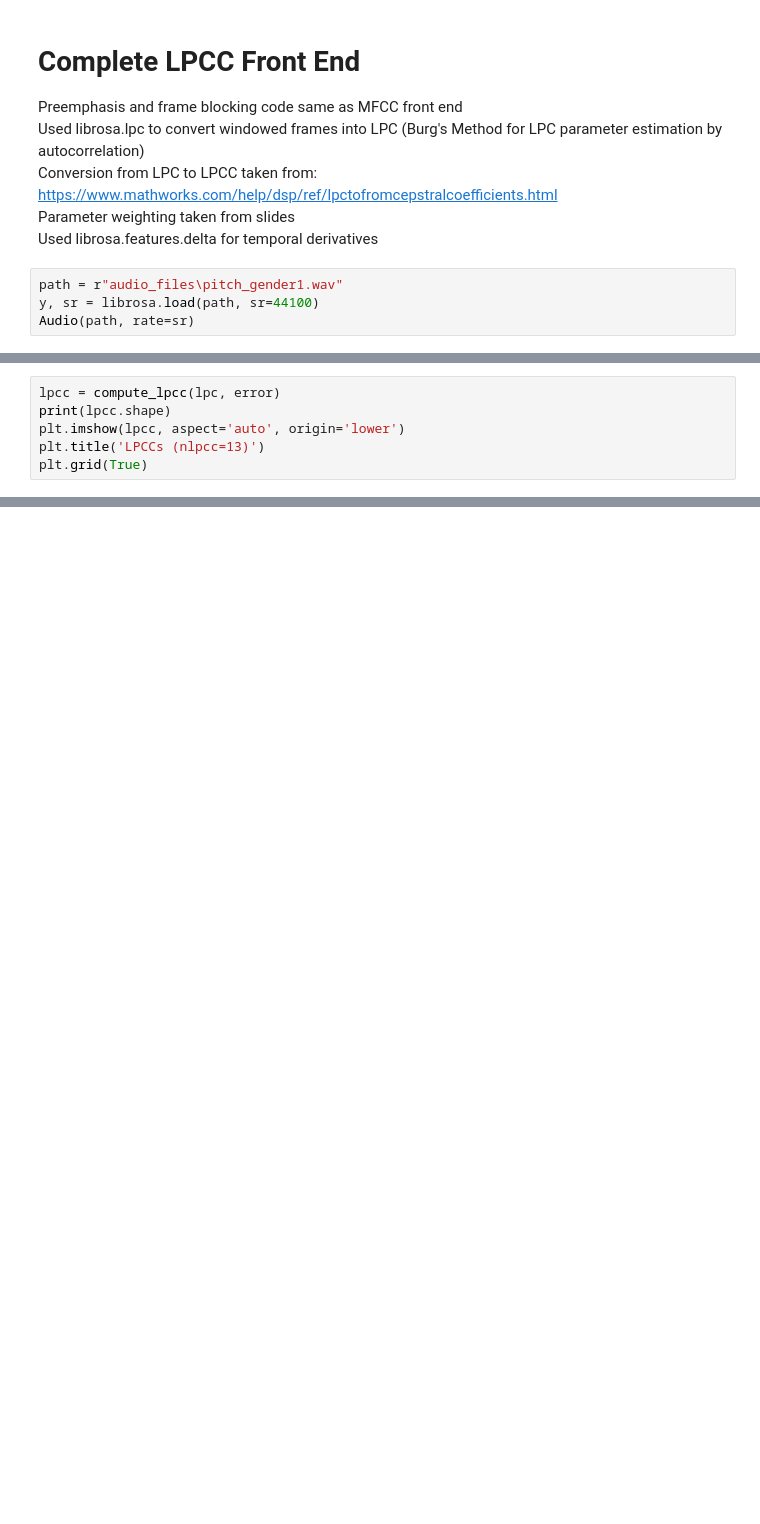
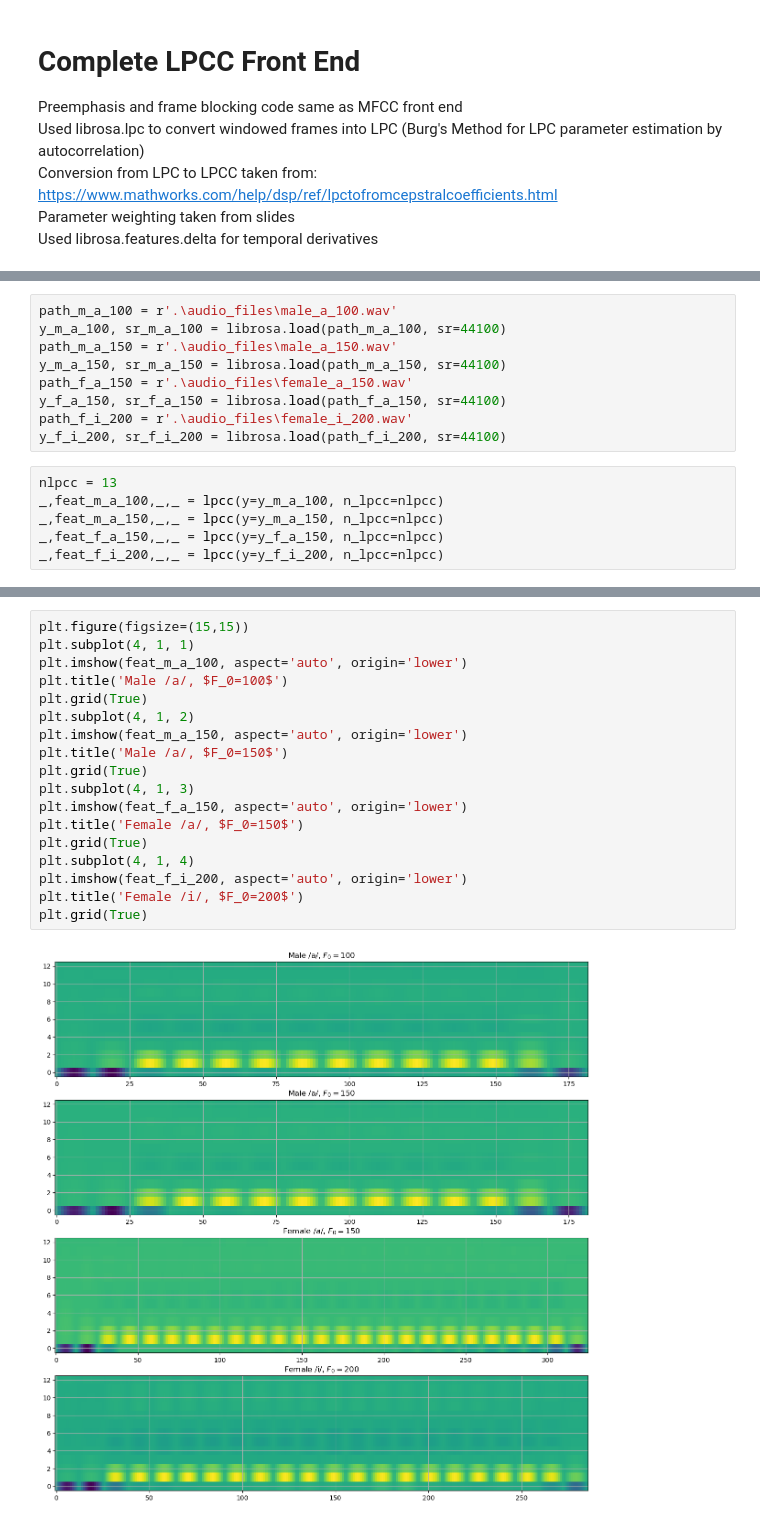
Before and after one commit to awong0811/ECE214B, a Jupyter notebook: HW2/HW2.ipynb, the cells around one changed output, grey strips where cells are left out. Drawn from its saved outputs; the diff is of its cells as text; blank space fills up the shorter version.

```diff
--- a/HW2/HW2.ipynb
+++ b/HW2/HW2.ipynb
@@ -251,7 +344,3 @@ Used librosa.lpc to convert windowed frames into LPC  (Burg's Method for LPC par
 Conversion from LPC to LPCC taken from: https://www.mathworks.com/help/dsp/ref/lpctofromcepstralcoefficients.html
 Parameter weighting taken from slides
 Used librosa.features.delta for temporal derivatives
-# %%
-path = r"audio_files\pitch_gender1.wav"
-y, sr = librosa.load(path, sr=44100)
-Audio(path, rate=sr)
@@ -278,6 +346,0 @@ print(error)
-# %%
-lpcc = compute_lpcc(lpc, error)
-print(lpcc.shape)
-plt.imshow(lpcc, aspect='auto', origin='lower')
-plt.title('LPCCs (nlpcc=13)')
-plt.grid(True)
@@ -298,0 +351,15 @@ plt.grid(True)
+# %%
+path_m_a_100 = r'.\audio_files\male_a_100.wav'
+y_m_a_100, sr_m_a_100 = librosa.load(path_m_a_100, sr=44100)
+path_m_a_150 = r'.\audio_files\male_a_150.wav'
+y_m_a_150, sr_m_a_150 = librosa.load(path_m_a_150, sr=44100)
+path_f_a_150 = r'.\audio_files\female_a_150.wav'
+y_f_a_150, sr_f_a_150 = librosa.load(path_f_a_150, sr=44100)
+path_f_i_200 = r'.\audio_files\female_i_200.wav'
+y_f_i_200, sr_f_i_200 = librosa.load(path_f_i_200, sr=44100)
+# %%
+nlpcc = 13
+_,feat_m_a_100,_,_ = lpcc(y=y_m_a_100, n_lpcc=nlpcc)
+_,feat_m_a_150,_,_ = lpcc(y=y_m_a_150, n_lpcc=nlpcc)
+_,feat_f_a_150,_,_ = lpcc(y=y_f_a_150, n_lpcc=nlpcc)
+_,feat_f_i_200,_,_ = lpcc(y=y_f_i_200, n_lpcc=nlpcc)
@@ -298,0 +368,20 @@ plt.grid(True)
+# %%
+plt.figure(figsize=(15,15))
+plt.subplot(4, 1, 1)
+plt.imshow(feat_m_a_100, aspect='auto', origin='lower')
+plt.title('Male /a/, $F_0=100$')
+plt.grid(True)
+plt.subplot(4, 1, 2)
+plt.imshow(feat_m_a_150, aspect='auto', origin='lower')
+plt.title('Male /a/, $F_0=150$')
+plt.grid(True)
+plt.subplot(4, 1, 3)
+plt.imshow(feat_f_a_150, aspect='auto', origin='lower')
+plt.title('Female /a/, $F_0=150$')
+plt.grid(True)
+plt.subplot(4, 1, 4)
+plt.imshow(feat_f_i_200, aspect='auto', origin='lower')
+plt.title('Female /i/, $F_0=200$')
+plt.grid(True)
+# %% [output]
+[figure, added]
```
Also changed, not shown: parts of 28 cells of this notebook, 1 other file.
